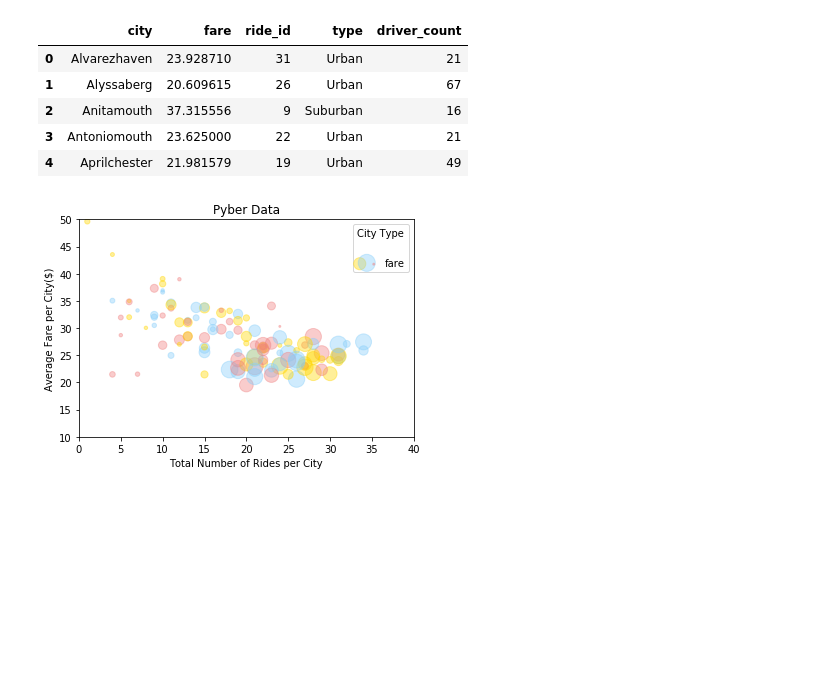
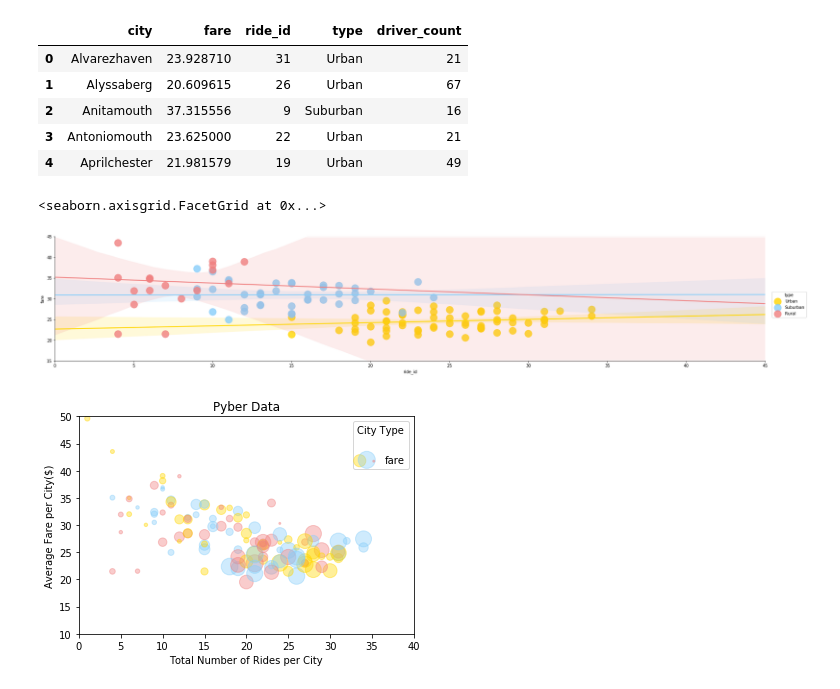
Before and after one commit to ehyoder/Matplotlib, a Jupyter notebook: Pyber_homework_Beth_Yoder_new.ipynb, the cells around one changed output. Cells and saved outputs as stored; diff of their text form; code cells hidden in the pictures; blank space fills up the shorter version.

```diff
--- a/Pyber_homework_Beth_Yoder_new.ipynb
+++ b/Pyber_homework_Beth_Yoder_new.ipynb
@@ -126,4 +63,16 @@ merge4.head()
 | 2 | Anitamouth | 37.315556 | 9 | Suburban | 16 |
 | 3 | Antoniomouth | 23.625000 | 22 | Urban | 21 |
 | 4 | Aprilchester | 21.981579 | 19 | Urban | 49 |
+# %%
+# Attempt at using seaborn to create bubble chart
+palette = ["Gold", "#87cefa", "#f08080"]
+#plt.xlim(0, 40)
+#plt.ylim(0, 50)
+s = merge4["driver_count"]
+plot = sb.lmplot(x="ride_id", y="fare", aspect=5, data=merge4, hue="type", palette=palette, scatter_kws={"s": 300})
+plot.set(ylim=(15, 45))
+plot.set(xlim=(0, 45))
+# %% [output]
+<seaborn.axisgrid.FacetGrid at 0x...>
+[figure, added]
 # %%
```
Also changed, not shown: parts of 17 cells of this notebook.
